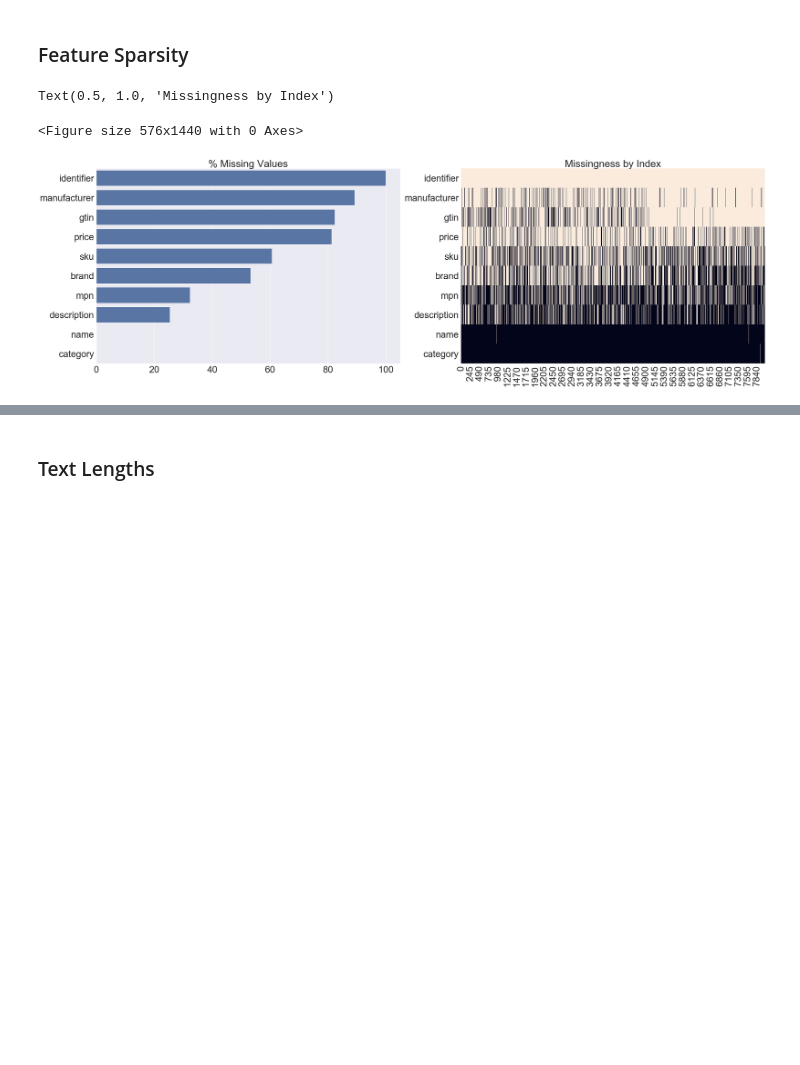
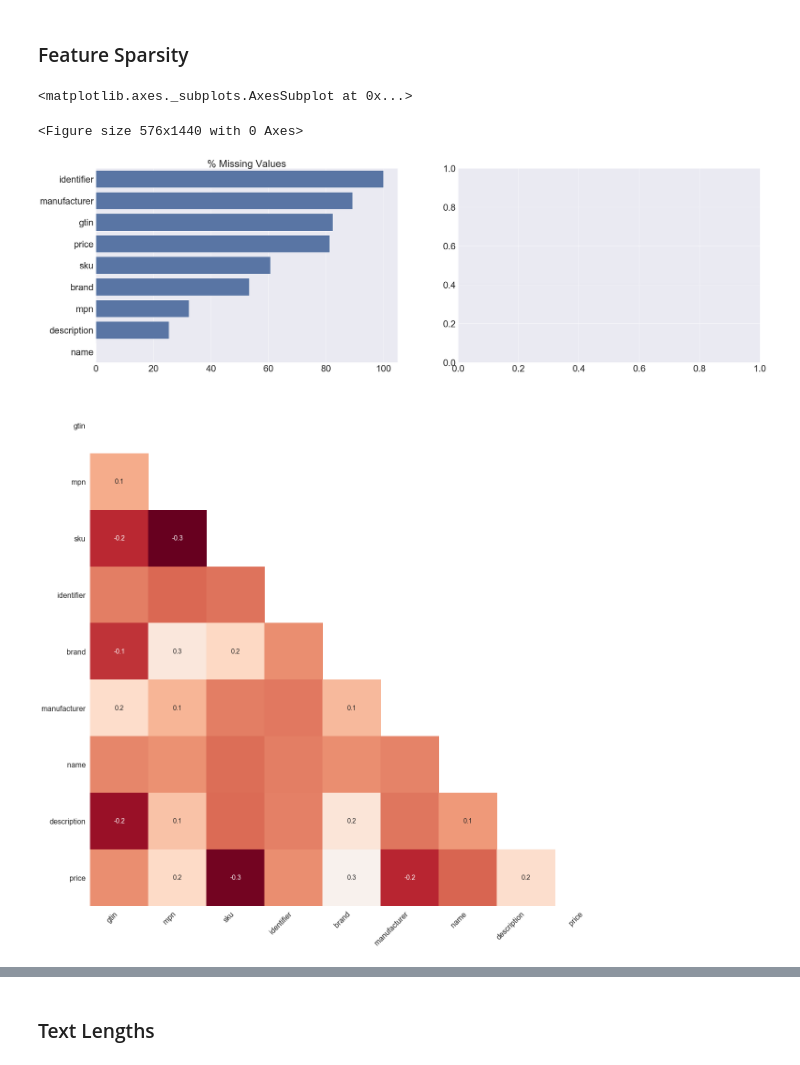
Before and after one commit to kylegilde/Entity-Matching-in-Online-Retail, a Jupyter notebook: Presentation.ipynb, the cells around one changed output, grey strips where cells are left out. Drawn from its saved outputs; the diff is of its cells as text; code cells hidden in the pictures; blank space fills up the shorter version.

```diff
--- a/Presentation.ipynb
+++ b/Presentation.ipynb
@@ -112,7 +116,7 @@ Text(0.5, 1.0, 'Top Domains')
 # %%
 SHORT_TEXT_FEATURES = ['gtin', 'mpn', 'sku', 'identifier', 'brand', 'manufacturer']
 MEDIUM_LONG_TEXT_FEATURES = ['name', 'description']
-OTHER_FEATURES = ['category', 'price']
+OTHER_FEATURES = ['price']
 ALL_FEATURES = SHORT_TEXT_FEATURES + MEDIUM_LONG_TEXT_FEATURES + OTHER_FEATURES
 
 train_test_offer_features_only = train_test_offer_features[ALL_FEATURES]
@@ -132,20 +136,23 @@ nulls_by_index = train_test_offer_features[null_percentages.index].isnull().T
 # %%
 plt.figure(figsize=(8, 20))
 sns.set(font_scale=3.5)
 
 fig, axes = plt.subplots(nrows=1, ncols=2, figsize=(50, 15))
 
 sns.barplot(x=null_percentages.values,
             y=null_percentages.index,
             color="b",
             ax=axes[0])\
             .set_title('% Missing Values')
 
-sns.heatmap(nulls_by_index,
-            cbar=False,
-            ax=axes[1])\
-            .set_title('Missingness by Index')
+msno.heatmap(train_test_offer_features_only, figsize=(20,20))
+
+# sns.heatmap(nulls_by_index,
+#             cbar=False,
+#             ax=axes[1])\
+#             .set_title('Missingness by Index')
 # %% [output]
-Text(0.5, 1.0, 'Missingness by Index')
+<matplotlib.axes._subplots.AxesSubplot at 0x...>
 <Figure size 576x1440 with 0 Axes>
-[figure, old version]
+[figure, new version]
+[figure, added]
```
Also changed, not shown: parts of 15 cells of this notebook, 3 other files.
